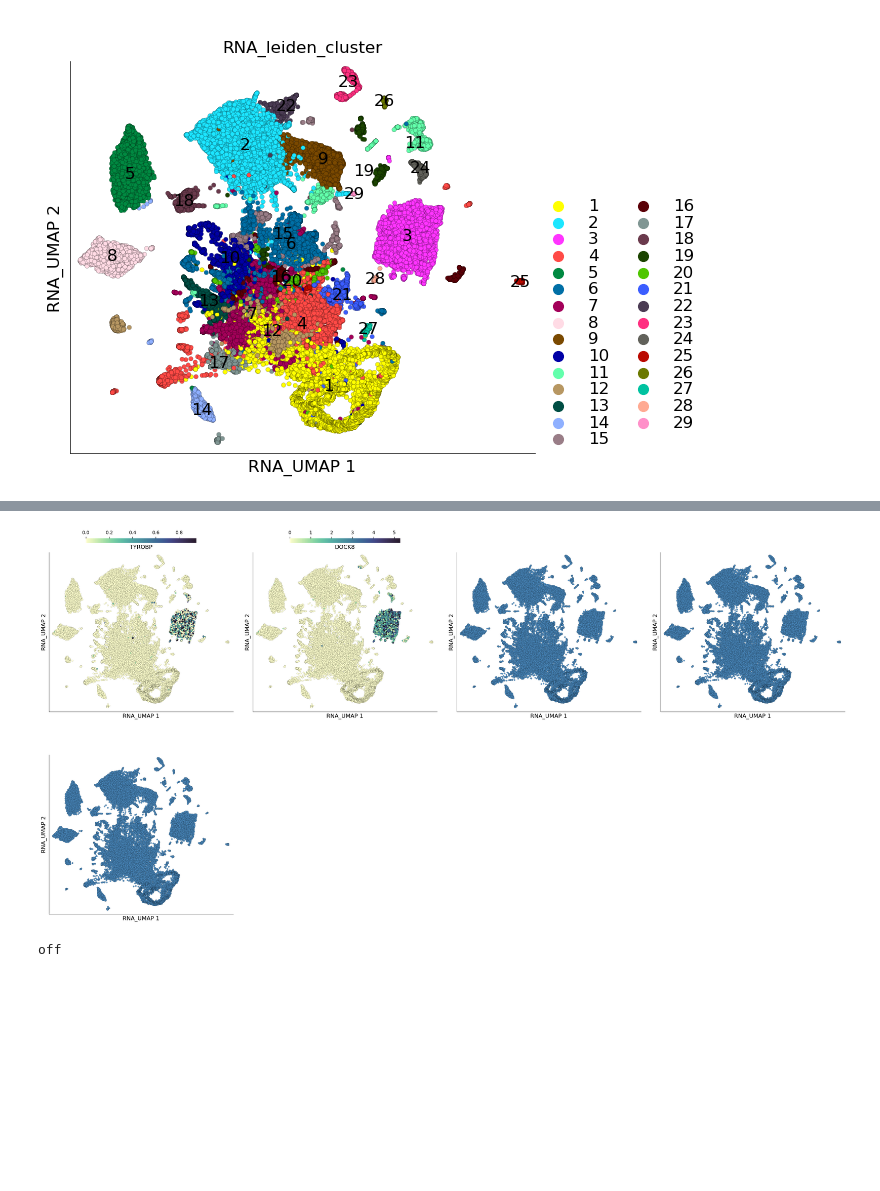
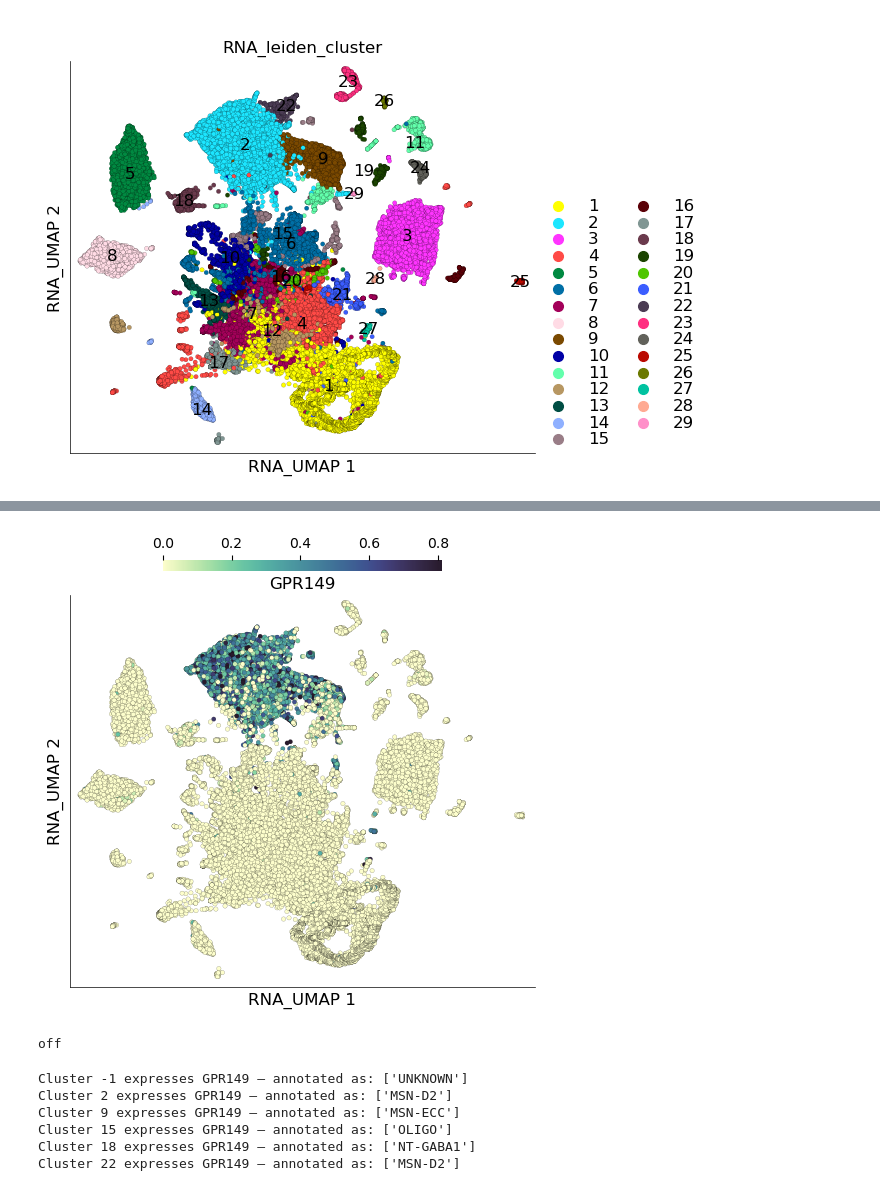
Before and after one commit to saatvik-viniak/sc-RNA-atlas, a Jupyter notebook: External Segment of globus pallidus/externalGP.ipynb, the cells around one changed output, grey strips where cells are left out. Drawn from its saved outputs; the diff is of its cells as text; code cells hidden in the pictures; blank space fills up the shorter version.

Commit message:
Annotated All Cell Types
Also started to do violin plots of expression

```diff
--- a/External Segment of globus pallidus/externalGP.ipynb
+++ b/External Segment of globus pallidus/externalGP.ipynb
@@ -437,7 +438,7 @@ ds.plot_layout(
 # %%
 ds.plot_layout(
     layout_key='RNA_UMAP',
-    color_by=['TYROBP', 'DOCK8', 'CD163', 'GZMB', 'FCN1']
+    color_by=['GPR149']
 )
 # %% [output]
-[figure, old version]
+[figure, new version]
@@ -455,0 +481,11 @@ off
+# %%
+for cluster, gene_calls in results.items():
+    if gene_calls.get('GPR149') == 'on':
+        print(f"Cluster {cluster} expresses GPR149 — annotated as: {updated_annotations[cluster]}")
+# %% [output]
+Cluster -1 expresses GPR149 — annotated as: ['UNKNOWN']
+Cluster 2 expresses GPR149 — annotated as: ['MSN-D2']
+Cluster 9 expresses GPR149 — annotated as: ['MSN-ECC']
+Cluster 15 expresses GPR149 — annotated as: ['OLIGO']
+Cluster 18 expresses GPR149 — annotated as: ['NT-GABA1']
+Cluster 22 expresses GPR149 — annotated as: ['MSN-D2']
```
Also changed, not shown: parts of 20 cells of this notebook, 1 other file.
